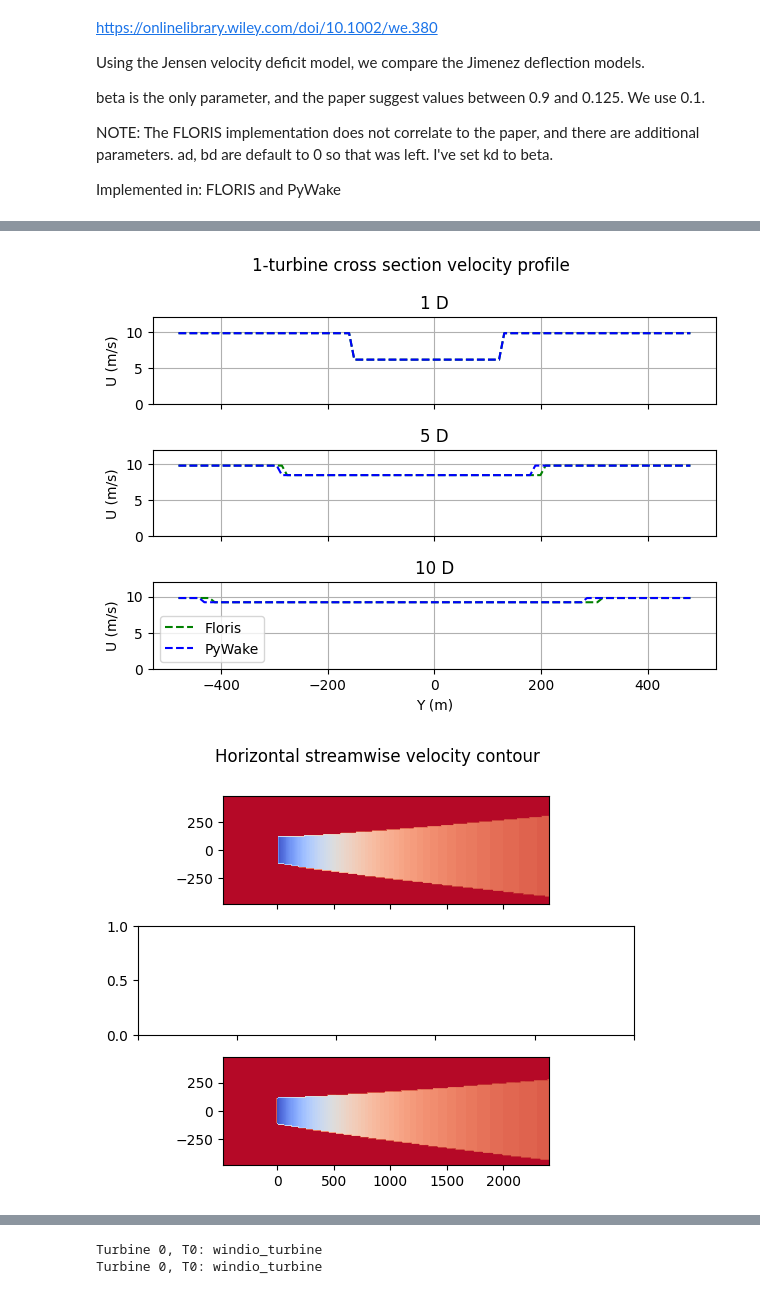
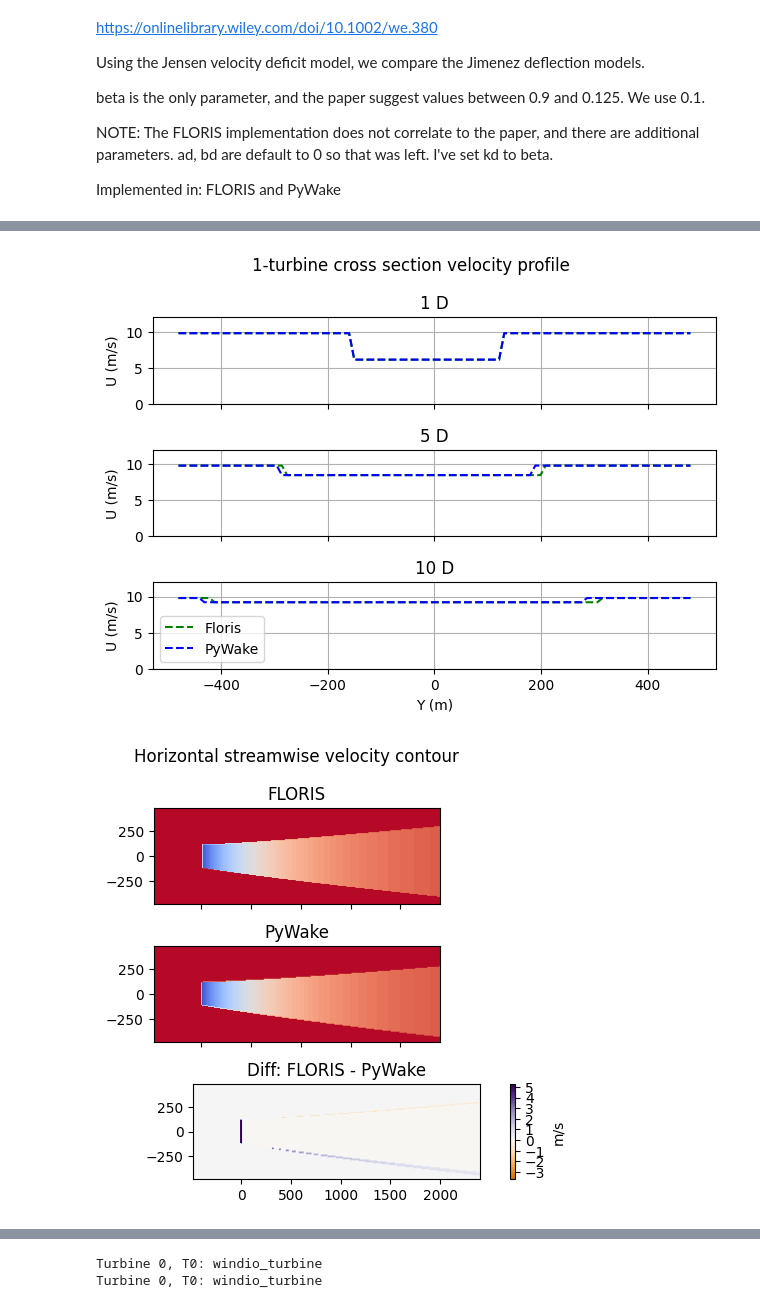
Before and after one commit to rafmudaf/wcomp, a Jupyter notebook: examples/torque2024_1turbine.ipynb, the cells around one changed output, grey strips where cells are left out. Cells and saved outputs as stored; diff of their text form; code cells hidden in the pictures.

```diff
--- a/examples/torque2024_1turbine.ipynb
+++ b/examples/torque2024_1turbine.ipynb
@@ -36,24 +36,22 @@ import numpy as np
 from wcomp import WCompFloris, WCompPyWake, WCompFoxes
 from wcomp.plotting import plot_plane
 
+# Constants for all cases. Copy to a particular code block to change, as needed.
 CASE_DIR = Path('cases_torque2024/one_turbine')
+this_case = CASE_DIR / Path('jensen/wind_energy_system.yaml')
+floris_case = WCompFloris(this_case)
+ROTOR_D = floris_case.rotor_diameter
+XMIN = -1 * ROTOR_D
+XMAX = 20 * ROTOR_D
+YMIN = -2 * ROTOR_D
+YMAX =  2 * ROTOR_D
 # %% [markdown]
 ## Case Layout
 # %%
-this_case = CASE_DIR / Path('jensen/wind_energy_system.yaml')
-floris_1turbine = WCompFloris(this_case)
-
-ROTOR_D = floris_1turbine.rotor_diameter
-layout_x, layout_y = floris_1turbine.fi.layout_x, floris_1turbine.fi.layout_y
-
 x_turbine = np.array([0.0, 0.0])
 y_turbine = np.array([-ROTOR_D/2, ROTOR_D/2])
-XMIN = -1 * ROTOR_D
-XMAX = 20 * ROTOR_D
 x_streamwise = np.array([XMIN, XMAX])
 y_streamwise = np.array([0.0, 0.0])
-YMIN = -2 * ROTOR_D
-YMAX =  2 * ROTOR_D
 x_1d = np.array([1 * ROTOR_D, 1 * ROTOR_D])
 x_5d = np.array([5 * ROTOR_D, 5 * ROTOR_D])
 x_10d = np.array([10 * ROTOR_D, 10 * ROTOR_D])
@@ -376,21 +370,22 @@ I've set kd to beta.
 Implemented in: FLORIS and PyWake
 # %%
 this_case = CASE_DIR / Path('jimenez/wind_energy_system.yaml')
-floris_1turbine = WCompFloris(this_case)
-# foxes_1turbine = WCompFoxes(this_case)
-pywake_1turbine = WCompPyWake(this_case)
+floris_case = WCompFloris(this_case)
+# foxes_case = WCompFoxes(this_case)
+pywake_case = WCompPyWake(this_case)
 
-ROTOR_D = floris_1turbine.rotor_diameter
-
-XMIN = -1 * ROTOR_D
-XMAX = 20 * ROTOR_D
 fig, ax = plt.subplots()
-floris_1turbine.streamwise_profile_plot(wind_direction=270, y_coordinate=0.0, xmin=XMIN, xmax=XMAX)
-# foxes_1turbine.streamwise_profile_plot(wind_direction=270, y_coordinate=0.0, xmin=XMIN, xmax=XMAX)
-pywake_1turbine.streamwise_profile_plot(wind_direction=270, y_coordinate=0.0, xmin=XMIN, xmax=XMAX)
+floris_case.streamwise_profile_plot(wind_direction=270, y_coordinate=0.0, xmin=XMIN, xmax=XMAX)
+# foxes_case.streamwise_profile_plot(wind_direction=270, y_coordinate=0.0, xmin=XMIN, xmax=XMAX)
+pywake_case.streamwise_profile_plot(wind_direction=270, y_coordinate=0.0, xmin=XMIN, xmax=XMAX)
 ax.plot([1*ROTOR_D, 1*ROTOR_D], [0, 10], color="black", linestyle='-', linewidth=0.75)
 ax.plot([5*ROTOR_D, 5*ROTOR_D], [0, 10], color="black", linestyle='-', linewidth=0.75)
 ax.plot([10*ROTOR_D, 10*ROTOR_D], [0, 10], color="black", linestyle='-', linewidth=0.75, label="Cross-stream profile locations")
+lines = ax.lines
+x1, y1 = lines[0].get_data()
+x2, y2 = lines[1].get_data()
+e1 = np.abs(y1 - y2)
+ax.plot(x1, e1, color="black", linestyle='-.', linewidth=0.5, label="|FLORIS - PyWakew|")
 ax.set_title("1-turbine streamwise velocity profile")
 ax.set_xlabel("X (m)")
 ax.set_ylabel('U (m/s)')
@@ -398,19 +393,18 @@ ax.set_ybound(lower=0.0)
 ax.legend()
 ax.grid()
 
+print("Error norm:")
+print(np.linalg.norm(e1, ord=2))
 
-YMIN = -2 * ROTOR_D
-YMAX =  2 * ROTOR_D
 
 fig, ax = plt.subplots(3, 1)
 fig.suptitle("1-turbine cross section velocity profile")
-
 X_D = [1, 5, 10]
 for i, D_X in enumerate(X_D):
     plt.axes(ax[i])
-    floris_1turbine.xsection_profile_plot(wind_direction=270, x_coordinate=D_X * ROTOR_D, ymin=YMIN, ymax=YMAX)
-    # foxes_1turbine.xsection_profile_plot(wind_direction=270, x_coordinate=D_X * ROTOR_D, ymin=YMIN, ymax=YMAX)
-    pywake_1turbine.xsection_profile_plot(wind_direction=270, x_coordinate=D_X * ROTOR_D, ymin=YMIN, ymax=YMAX)
+    floris_case.xsection_profile_plot(wind_direction=270, x_coordinate=D_X * ROTOR_D, ymin=YMIN, ymax=YMAX)
+    # foxes_case.xsection_profile_plot(wind_direction=270, x_coordinate=D_X * ROTOR_D, ymin=YMIN, ymax=YMAX)
+    pywake_case.xsection_profile_plot(wind_direction=270, x_coordinate=D_X * ROTOR_D, ymin=YMIN, ymax=YMAX)
     ax[i].set_title(f"{D_X} D")
     ax[i].set_ylabel("U (m/s)")
     ax[i].set_ybound(lower=0.0, upper=12.0)
@@ -427,34 +421,36 @@ fig.suptitle("Horizontal streamwise velocity contour")
 
 plt.axes(ax[0])
 ax[0].xaxis.set_ticklabels([])
-floris_plane = floris_1turbine.horizontal_contour(wind_direction=270)
+floris_plane = floris_case.horizontal_contour(wind_direction=270)
+ax[0].set_title("FLORIS")
+
+# plt.axes(ax[1])
+# ax[1].xaxis.set_ticklabels([])
+# # foxes_plane = foxes_case.horizontal_contour(wind_direction=270)
 
 plt.axes(ax[1])
 ax[1].xaxis.set_ticklabels([])
-# foxes_plane = foxes_1turbine.horizontal_contour(wind_direction=270)
+pywake_plane = pywake_case.horizontal_contour(wind_direction=270)
+ax[1].set_title("PyWake")
+
+# fig, ax = plt.subplots(2, 1)
+# fig, ax = plt.subplots(1, 1); ax=[ax]
+# fig.suptitle("FLORIS - PyWake")
 
 plt.axes(ax[2])
-ax[1].xaxis.set_ticklabels([])
-pywake_plane = pywake_1turbine.horizontal_contour(wind_direction=270)
-
-
-fig, ax = plt.subplots(2, 1)
-fig.suptitle("Diff: FLORIS as basis")
-
-plt.axes(ax[0])
 diff = floris_plane - pywake_plane
 abs_diff = np.abs(diff.values)
 min_speed = -1 * np.max(abs_diff)
 max_speed = np.max(abs_diff)
 plot_plane(
     diff,
-    ax=ax[0],
+    ax=ax[2],
     min_speed=min_speed,
     max_speed=max_speed,
     cmap='PuOr',
     clevels=100,
     color_bar=True,
-    title="FLORIS - PyWake"
+    title="Diff: FLORIS - PyWake"
 )
 
 # plt.axes(ax[1])
@@ -472,4 +468,6 @@ plot_plane(
 #     color_bar=True,
 #     title="FLORIS - foxes"
 # )
+
+fig.tight_layout()
 # %% [output]
@@ -478,2 +477,2 @@ plot_plane(
 [figure]
-[figure, old version]
+[figure, new version]
```
Also changed, not shown: parts of 9 cells of this notebook, 1 other file.
